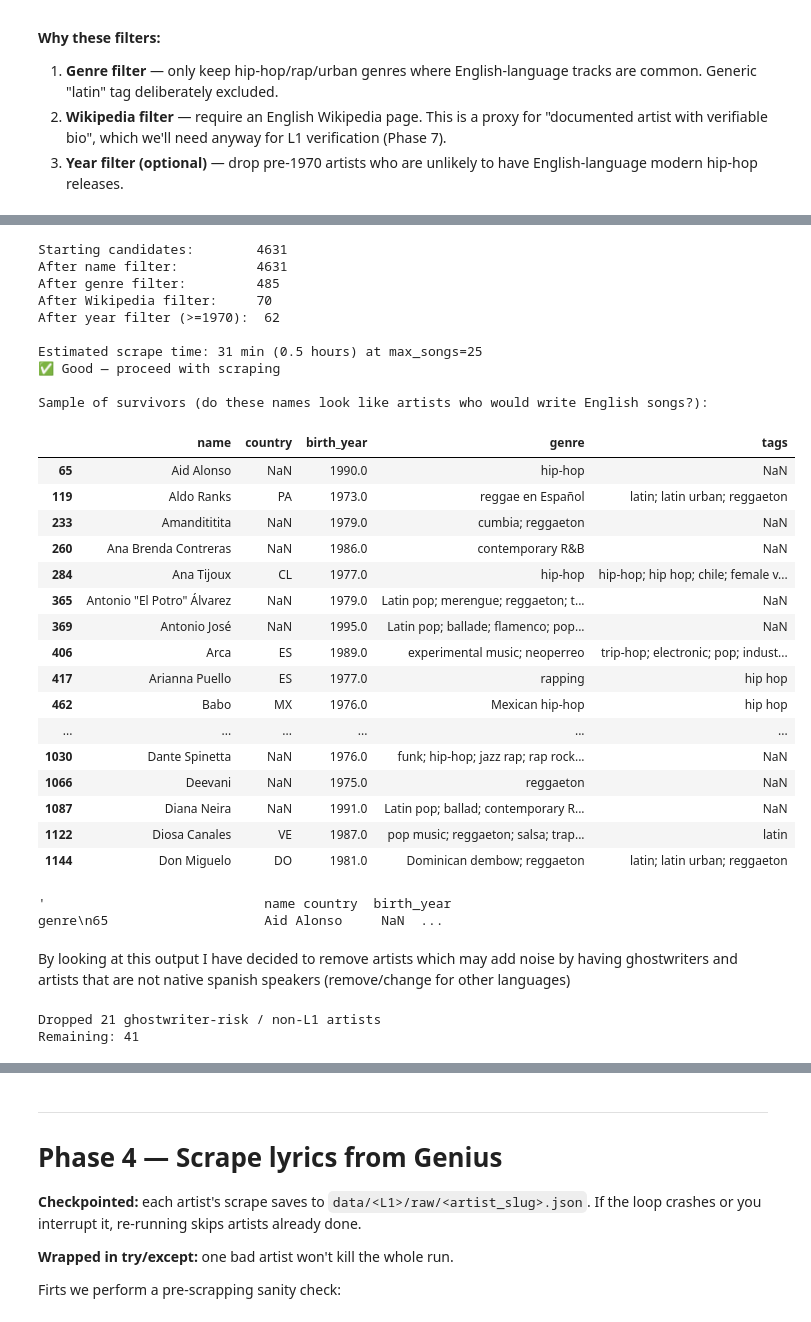
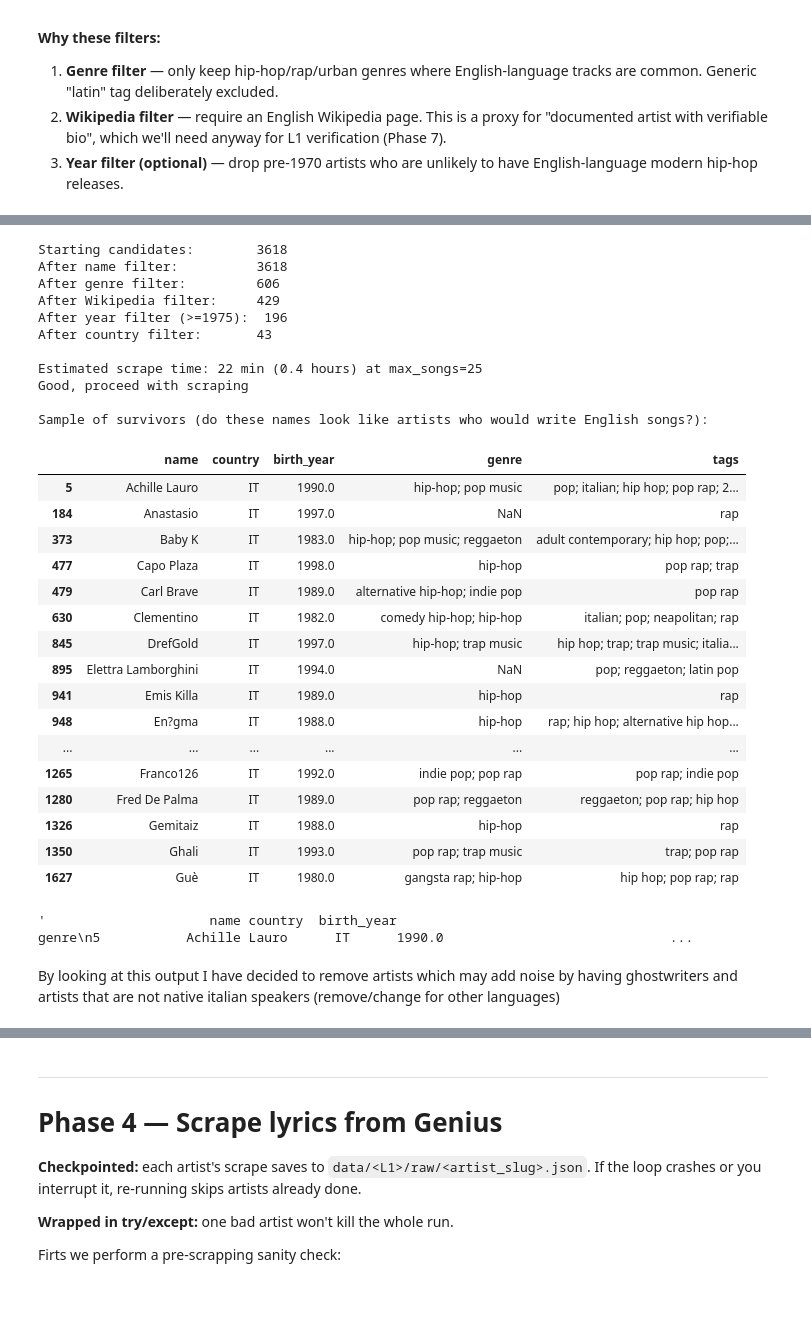
Before and after one commit to nataliajm115/TM_project, a Jupyter notebook: build_lyrics_corpus_italian.ipynb, the cells around one changed output, grey strips where cells are left out. Drawn from its saved outputs; the diff is of its cells as text; code cells hidden in the pictures.

```diff
--- a/build_lyrics_corpus_italian.ipynb
+++ b/build_lyrics_corpus_italian.ipynb
@@ -322,78 +400,63 @@ print(f"After Wikipedia filter:     {len(pre_filtered)}")
 
 # Filter 4 (optional): birth year cutoff
 if CONFIG["min_birth_year"] is not None:
     # Convert birth_year to numeric (some are strings, some empty)
     pre_filtered["birth_year_num"] = pd.to_numeric(pre_filtered["birth_year"], errors="coerce")
     # Keep rows where birth_year is unknown (NaN) OR >= cutoff
     mask = pre_filtered["birth_year_num"].isna() | (pre_filtered["birth_year_num"] >= CONFIG["min_birth_year"])
     pre_filtered = pre_filtered[mask]
     print(f"After year filter (>={CONFIG['min_birth_year']}):  {len(pre_filtered)}")
 
+pre_filtered = pre_filtered[pre_filtered["country"].notna()]
+print(f"After country filter:       {len(pre_filtered)}")
+
 pre_filtered.to_csv(DATA / "interim" / "candidates_prefiltered.csv", index=False)
 
 n = len(pre_filtered)
 est_min = n * 30 / 60
 print(f"\nEstimated scrape time: {est_min:.0f} min ({est_min/60:.1f} hours) at max_songs=25")
 
 if n < 100:
     print("Good, proceed with scraping")
 elif n < 300:
     print("Acceptable, proceed but be patient")
 else:
     print(f"Still too many ({n}). Consider tightening CONFIG['target_genres'] or raising min_birth_year.")
 
 print("\nSample of survivors (do these names look like artists who would write English songs?):")
 pre_filtered[["name", "country", "birth_year", "genre", "tags"]].head(20)
 # %% [output]
-Starting candidates:        4631
-After name filter:          4631
-After genre filter:         485
-After Wikipedia filter:     70
-After year filter (>=1970):  62
+Starting candidates:        3618
+After name filter:          3618
+After genre filter:         606
+After Wikipedia filter:     429
+After year filter (>=1975):  196
+After country filter:       43
 
-Estimated scrape time: 31 min (0.5 hours) at max_songs=25
-✅ Good — proceed with scraping
+Estimated scrape time: 22 min (0.4 hours) at max_songs=25
+Good, proceed with scraping
 
 Sample of survivors (do these names look like artists who would write English songs?):
 |  | name | country | birth_year | genre | tags |
-| 65 | Aid Alonso | NaN | 1990.0 | hip-hop | NaN |
-| 119 | Aldo Ranks | PA | 1973.0 | reggae en Español | latin; latin urban; reggaeton |
-| 233 | Amandititita | NaN | 1979.0 | cumbia; reggaeton | NaN |
-| 260 | Ana Brenda Contreras | NaN | 1986.0 | contemporary R&B | NaN |
-| 284 | Ana Tijoux | CL | 1977.0 | hip-hop | hip-hop; hip hop; chile; female v... |
-| 365 | Antonio "El Potro" Álvarez | NaN | 1979.0 | Latin pop; merengue; reggaeton; t... | NaN |
-| 369 | Antonio José | NaN | 1995.0 | Latin pop; ballade; flamenco; pop... | NaN |
-| 406 | Arca | ES | 1989.0 | experimental music; neoperreo | trip-hop; electronic; pop; indust... |
-| 417 | Arianna Puello | ES | 1977.0 | rapping | hip hop |
-| 462 | Babo | MX | 1976.0 | Mexican hip-hop | hip hop |
+| 5 | Achille Lauro | IT | 1990.0 | hip-hop; pop music | pop; italian; hip hop; pop rap; 2... |
+| 184 | Anastasio | IT | 1997.0 | NaN | rap |
+| 373 | Baby K | IT | 1983.0 | hip-hop; pop music; reggaeton | adult contemporary; hip hop; pop;... |
+| 477 | Capo Plaza | IT | 1998.0 | hip-hop | pop rap; trap |
+| 479 | Carl Brave | IT | 1989.0 | alternative hip-hop; indie pop | pop rap |
+| 630 | Clementino | IT | 1982.0 | comedy hip-hop; hip-hop | italian; pop; neapolitan; rap |
+| 845 | DrefGold | IT | 1997.0 | hip-hop; trap music | hip hop; trap; trap music; italia... |
+| 895 | Elettra Lamborghini | IT | 1994.0 | NaN | pop; reggaeton; latin pop |
+| 941 | Emis Killa | IT | 1989.0 | hip-hop | rap |
+| 948 | En?gma | IT | 1988.0 | hip-hop | rap; hip hop; alternative hip hop... |
 | ... | ... | ... | ... | ... | ... |
-| 1030 | Dante Spinetta | NaN | 1976.0 | funk; hip-hop; jazz rap; rap rock... | NaN |
-| 1066 | Deevani | NaN | 1975.0 | reggaeton | NaN |
-| 1087 | Diana Neira | NaN | 1991.0 | Latin pop; ballad; contemporary R... | NaN |
-| 1122 | Diosa Canales | VE | 1987.0 | pop music; reggaeton; salsa; trap... | latin |
-| 1144 | Don Miguelo | DO | 1981.0 | Dominican dembow; reggaeton | latin; latin urban; reggaeton |
+| 1265 | Franco126 | IT | 1992.0 | indie pop; pop rap | pop rap; indie pop |
+| 1280 | Fred De Palma | IT | 1989.0 | pop rap; reggaeton | reggaeton; pop rap; hip hop |
+| 1326 | Gemitaiz | IT | 1988.0 | hip-hop | rap |
+| 1350 | Ghali | IT | 1993.0 | pop rap; trap music | trap; pop rap |
+| 1627 | Guè | IT | 1980.0 | gangsta rap; hip-hop | hip hop; pop rap; rap |
 # %%
 pre_filtered[["name", "country", "birth_year", "genre"]].to_string()
 # %% [output]
-'                            name country  birth_year                                                                                                   genre\n65                    Aid Alonso     NaN  ...
+'                     name country  birth_year                                                                          genre\n5           Achille Lauro      IT      1990.0                             ...
 # %% [markdown]
-By looking at this output I have decided to remove artists which may add noise by having ghostwriters and artists that are not native spanish speakers (remove/change for other languages)
+By looking at this output I have decided to remove artists which may add noise by having ghostwriters and artists that are not native italian speakers (remove/change for other languages)
-# %%
-# Drop high ghostwriter risk before scraping
-ghostwriter_risk = [
-    "J Balvin", "Ricky Martin", "Thalía", "Paulina Rubio",
-    "Tini Stoessel", "Camilo", "Danna", "Lele Pons", "Yasmin Deliz",
-    "Antonio José", "Beatriz Luengo", "Fonseca", "Erika Ender",
-    "Diana Neira", "Ana Brenda Contreras", "María Isabel López",
-    "Mayra Goñi", "Wendy Sulca",
-    # Foreign-born or US-raised, will fail L1:
-    "Farid Bang", "J.R. Writer", "Zack de la Rocha",
-]
-
-before = len(pre_filtered)
-pre_filtered = pre_filtered[~pre_filtered["name"].isin(ghostwriter_risk)]
-print(f"Dropped {before - len(pre_filtered)} ghostwriter-risk / non-L1 artists")
-print(f"Remaining: {len(pre_filtered)}")
-# %% [output]
-Dropped 21 ghostwriter-risk / non-L1 artists
-Remaining: 41
```
Also changed, not shown: parts of 18 cells of this notebook, 3 other files.
